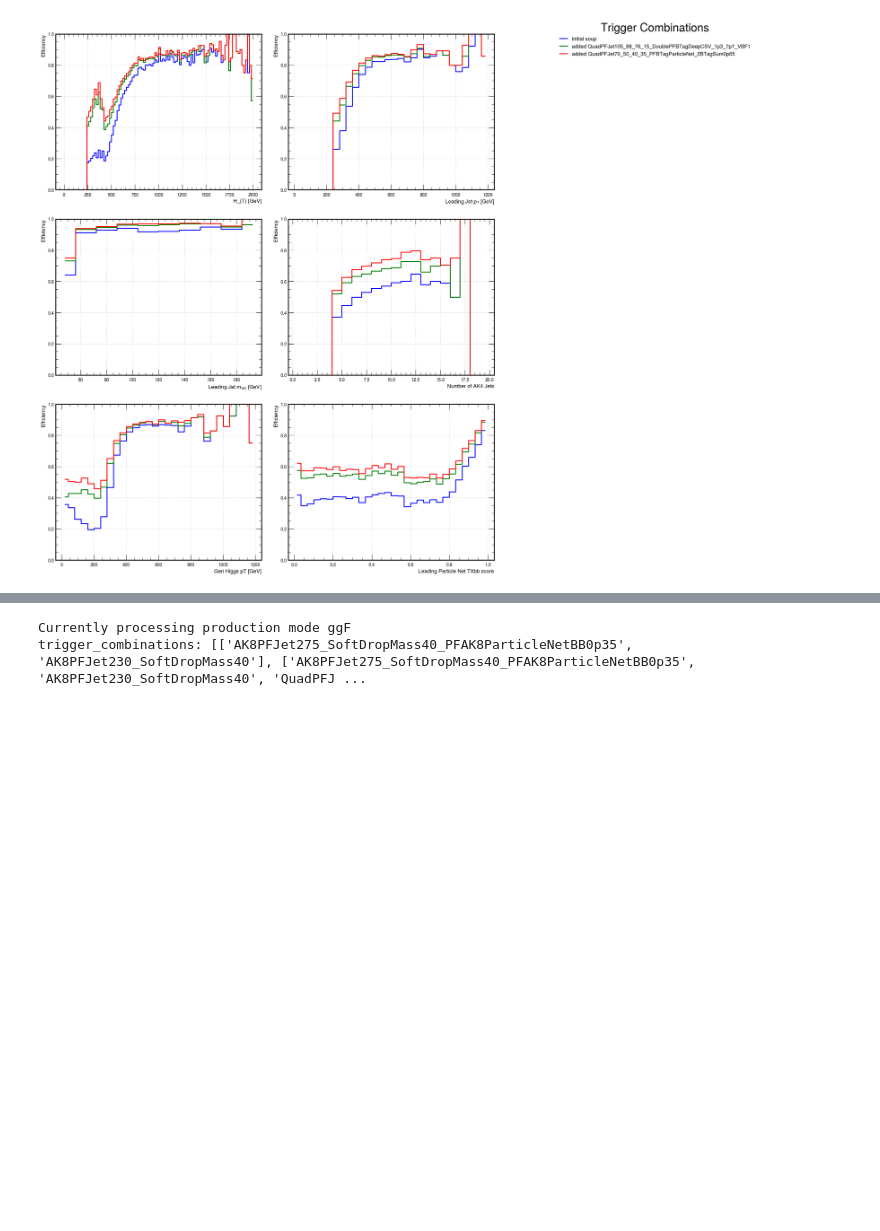
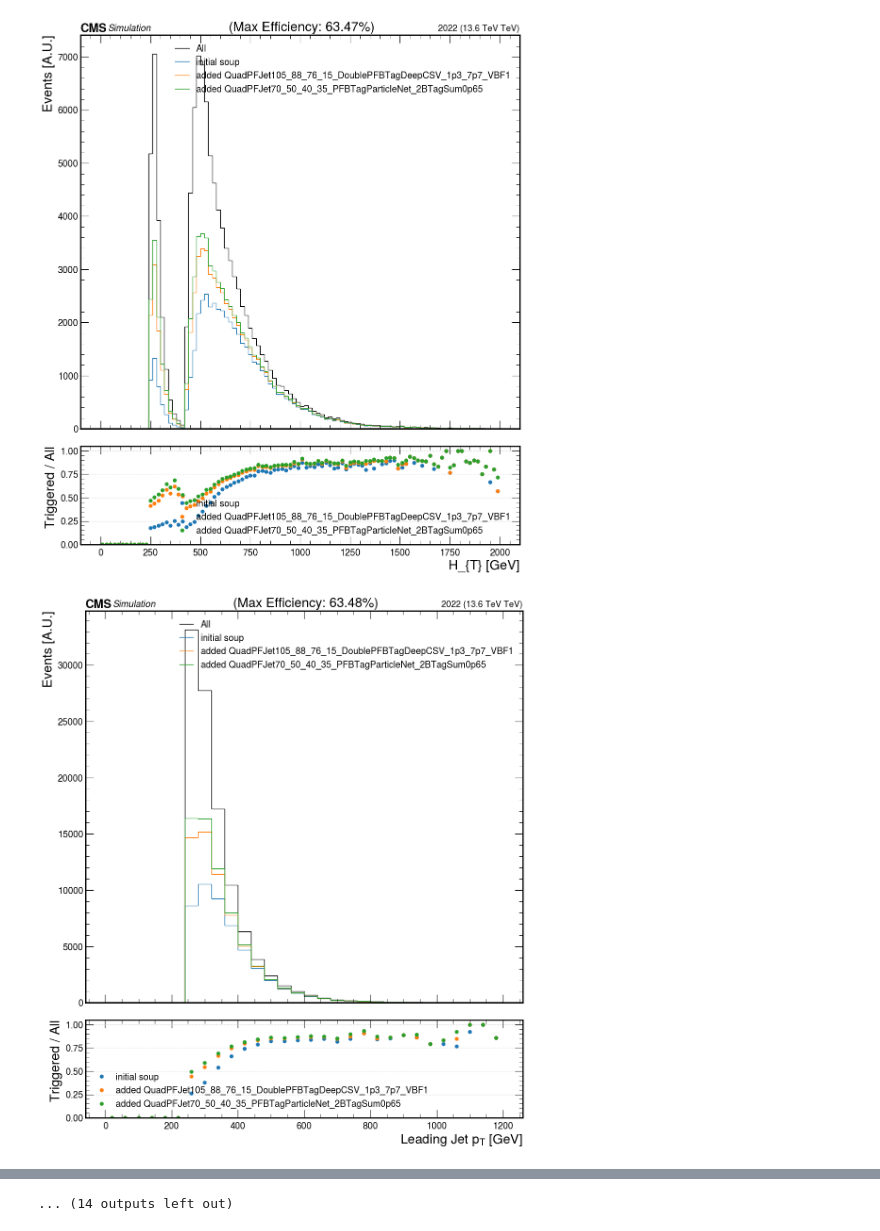
Before and after one commit to JavierZhao/hbb-run3, a Jupyter notebook: trig_eff/trig_soup.ipynb, the cells around one changed output, grey strips where cells are left out. Saved outputs shown, nothing was run; the diff lists cells and outputs as text; code cells hidden in the pictures; blank space fills up the shorter version.

Commit message:
new cms style plots

```diff
--- a/trig_eff/trig_soup.ipynb
+++ b/trig_eff/trig_soup.ipynb
@@ -91,33 +92,34 @@ for prod_mode, file_name in file_dict.items():
     print("Currently processing production mode", prod_mode)
     with open(f'/srv/2022/2022_{prod_mode}.json', 'r') as file:
         data = json.load(file)
     samples = data[file_name]
     if prod_mode == 'ggF':
         samples = samples[:64]
     iterative_run = processor.Runner(
             executor = processor.FuturesExecutor(compression=None, workers=2),
             schema=NanoAODSchema,
             skipbadfiles=True,  # Skip files that fail to open
             savemetrics=True,   # Save metrics to understand where failures occur
     )
     fileset = {"Dataset" : samples}
     out = iterative_run(
         fileset,
         treename="Events",
         processor_instance=TriggerSoupProcessor(init_soup, triggers_to_add, trig_vars, baseline_key=baseline_key),
     )
     output = out[0]
     outputs[prod_mode] = output
 
-    save_dir = f"/srv/figures/{baseline_key}_baseline/{prod_mode}/1d_trigger_soup"
-    plot_1d_trigger_soup(output, trig_vars, tags=['initial soup', 'added QuadPFJet105_88_76_15_DoublePFBTagDeepCSV_1p3_7p7_VBF1', 'added QuadPFJet70_50_40_35_PFBTagParticleNet_2BTagSum0p65'], save_dir=save_dir)
+    save_dir = f"/srv/figures/new/{baseline_key}_baseline/{prod_mode}/1d_trigger_soup"
+    plot_1d_trigger_soup_cms(output, trig_vars, tags=['initial soup', 'added QuadPFJet105_88_76_15_DoublePFBTagDeepCSV_1p3_7p7_VBF1', 'added QuadPFJet70_50_40_35_PFBTagParticleNet_2BTagSum0p65'], save_dir=save_dir)
 # %% [output]
 Currently processing production mode VBF
 trigger_combinations: [['AK8PFJet275_SoftDropMass40_PFAK8ParticleNetBB0p35', 'AK8PFJet230_SoftDropMass40'], ['AK8PFJet275_SoftDropMass40_PFAK8ParticleNetBB0p35', 'AK8PFJet230_SoftDropMass40', 'QuadPFJ ...
 [interactive output not drawn]
 [interactive output not drawn]
 [interactive output not drawn]
 [interactive output not drawn]
 [interactive output not drawn]
 [interactive output not drawn]
-[figure, old version]
+[figure, new version]
+[figure, added]
@@ -124,2 +129 @@ trigger_combinations: [['AK8PFJet275_SoftDropMass40_PFAK8ParticleNetBB0p35', 'AK
-Currently processing production mode ggF
-trigger_combinations: [['AK8PFJet275_SoftDropMass40_PFAK8ParticleNetBB0p35', 'AK8PFJet230_SoftDropMass40'], ['AK8PFJet275_SoftDropMass40_PFAK8ParticleNetBB0p35', 'AK8PFJet230_SoftDropMass40', 'QuadPFJ ...
+... (14 outputs left out)
```
Also changed, not shown: parts of 2 cells of this notebook, 13 other files.
